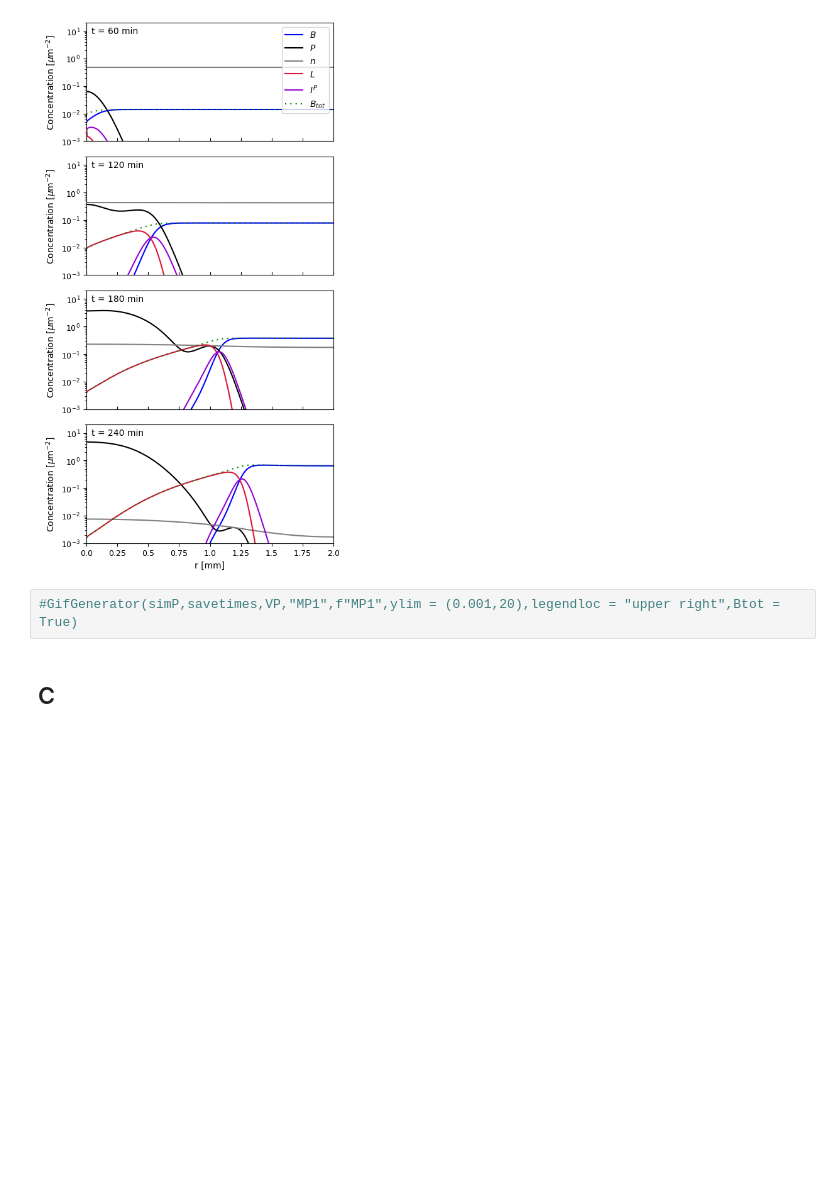
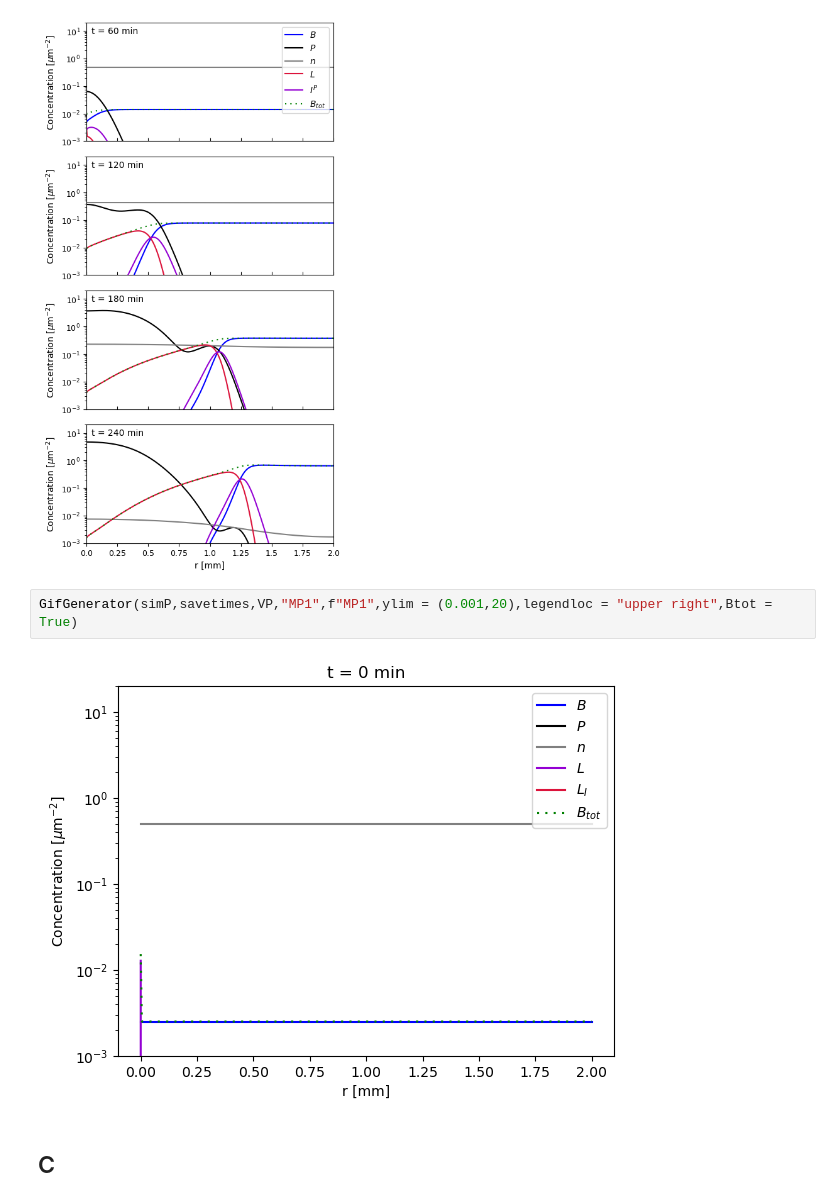
Before and after one commit to UlrikHvid/Competitive-advantages-of-T-even-phage-lysis-inhibition-in-response-to-secondary-infection, a Jupyter notebook: Figs_2-4+S1.ipynb, the cells around one changed output. Saved outputs shown, nothing was run; the diff lists cells and outputs as text; blank space fills up the shorter version.

```diff
--- a/Figs_2-4+S1.ipynb
+++ b/Figs_2-4+S1.ipynb
@@ -226,7 +224,9 @@ PlaquePlotter(simP,savetimes,VP,t,"MP1",Btot=True,figtitle = "Fig4B")
 # %% [output]
 [figure]
 # %%
-#GifGenerator(simP,savetimes,VP,"MP1",f"MP1",ylim = (0.001,20),legendloc = "upper right",Btot = True)
+GifGenerator(simP,savetimes,VP,"MP1",f"MP1",ylim = (0.001,20),legendloc = "upper right",Btot = True)
+# %% [output]
+[figure, added]
 # %% [markdown]
 ## C
 # %%
```
Also changed, not shown: parts of 7 cells of this notebook, 3 other files.
